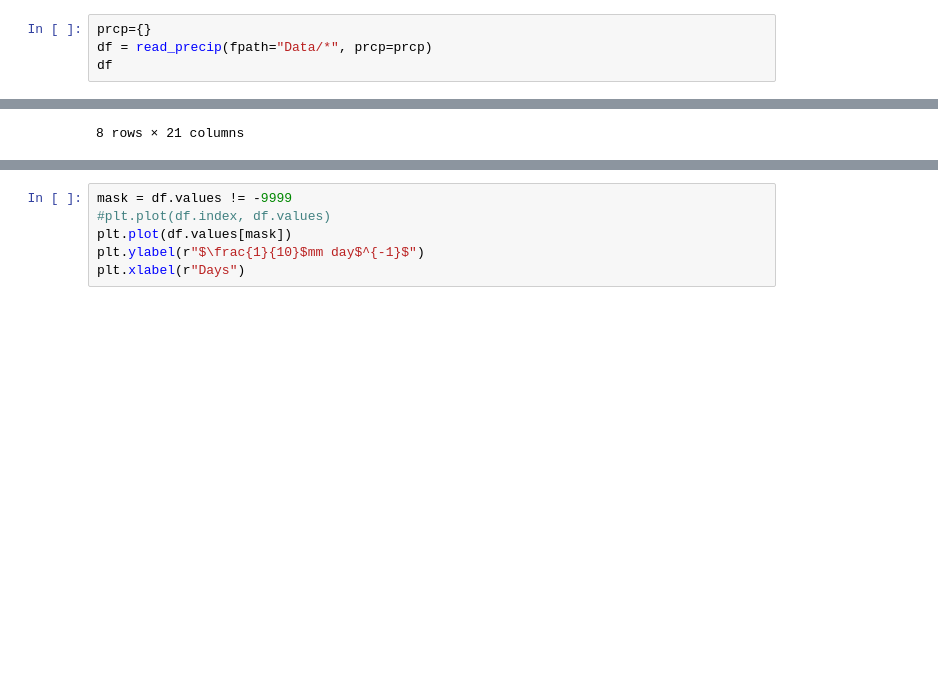
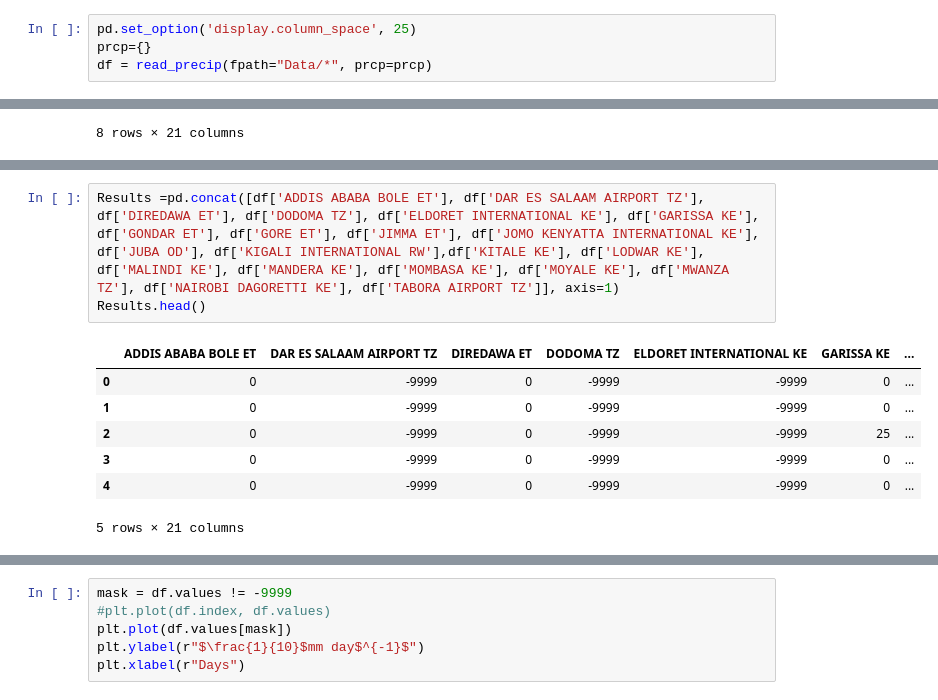
Before and after one commit to elinahkk/Masters, a Jupyter notebook: Elina.ipynb, the cells around one changed output, grey strips where cells are left out. Cells and saved outputs as stored; diff of their text form; blank space fills up the shorter version.

```diff
--- a/Elina.ipynb
+++ b/Elina.ipynb
@@ -29,7 +29,7 @@ def read_precip(fpath, prcp):
 # %%
+pd.set_option('display.column_space', 25)
 prcp={}
 df = read_precip(fpath="Data/*", prcp=prcp)
-df
 # %% [output]
 Data/*
 KITALE KE
@@ -81,0 +74,11 @@ df.describe()
+# %%
+Results =pd.concat([df['ADDIS ABABA BOLE ET'], df['DAR ES SALAAM AIRPORT TZ'], df['DIREDAWA ET'], df['DODOMA TZ'], df['ELDORET INTERNATIONAL KE'], df['GARISSA KE'], df['GONDAR ET'], df['GORE ET'], df['JIMMA ET'], df['JOMO KENYATTA INTERNATIONAL KE'], df['JUBA OD'], df['KIGALI INTERNATIONAL RW'],df['KITALE KE'], df['LODWAR KE'], df['MALINDI KE'], df['MANDERA KE'], df['MOMBASA KE'], df['MOYALE KE'], df['MWANZA TZ'], df['NAIROBI DAGORETTI KE'], df['TABORA AIRPORT TZ']], axis=1)
+Results.head()
+# %% [output]
+|  | ADDIS ABABA BOLE ET | DAR ES SALAAM AIRPORT TZ | DIREDAWA ET | DODOMA TZ | ELDORET INTERNATIONAL KE | GARISSA KE | ... |
+| 0 | 0 | -9999 | 0 | -9999 | -9999 | 0 | ... |
+| 1 | 0 | -9999 | 0 | -9999 | -9999 | 0 | ... |
+| 2 | 0 | -9999 | 0 | -9999 | -9999 | 25 | ... |
+| 3 | 0 | -9999 | 0 | -9999 | -9999 | 0 | ... |
+| 4 | 0 | -9999 | 0 | -9999 | -9999 | 0 | ... |
+5 rows × 21 columns
```
Also changed, not shown: parts of 6 cells of this notebook.
